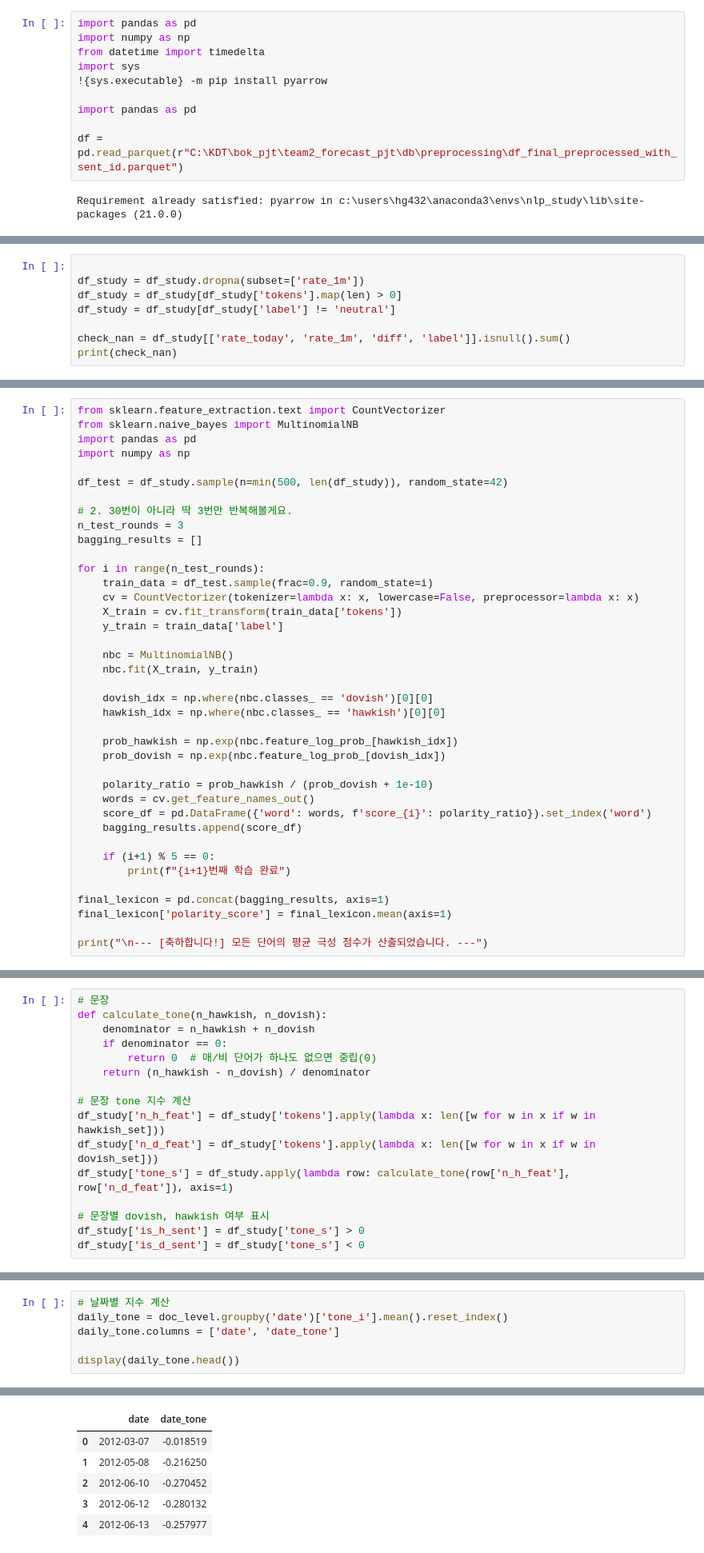
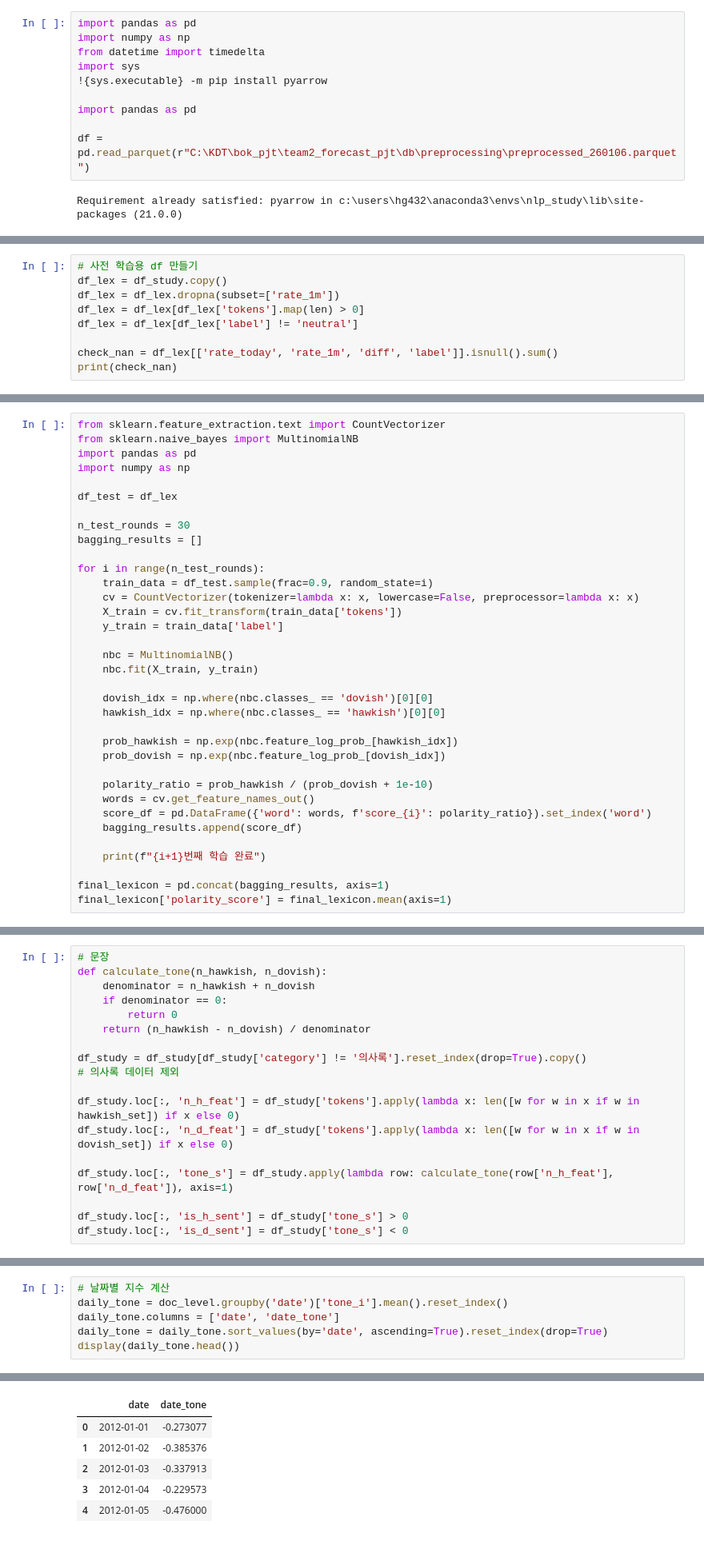
Before and after one commit to kdt-fda/team2_forecast_pjt, a Jupyter notebook: labeling/labeling.ipynb, the cells around one changed output, grey strips where cells are left out. Shown at 80% size. Drawn from its saved outputs; the diff is of its cells as text.

```diff
--- a/labeling/labeling.ipynb
+++ b/labeling/labeling.ipynb
@@ -7,7 +7,7 @@ import sys
 
 import pandas as pd
 
-df = pd.read_parquet(r"C:\KDT\bok_pjt\team2_forecast_pjt\db\preprocessing\df_final_preprocessed_with_sent_id.parquet")
+df = pd.read_parquet(r"C:\KDT\bok_pjt\team2_forecast_pjt\db\preprocessing\preprocessed_260106.parquet")
 # %% [output]
 Requirement already satisfied: pyarrow in c:\users\hg432\anaconda3\envs\nlp_study\lib\site-packages (21.0.0)
 # %%
@@ -140,10 +134,11 @@ for label in label_counts.index:
 # %%
+# 사전 학습용 df 만들기
+df_lex = df_study.copy()
+df_lex = df_lex.dropna(subset=['rate_1m'])
+df_lex = df_lex[df_lex['tokens'].map(len) > 0]
+df_lex = df_lex[df_lex['label'] != 'neutral']
 
-df_study = df_study.dropna(subset=['rate_1m'])
-df_study = df_study[df_study['tokens'].map(len) > 0]
-df_study = df_study[df_study['label'] != 'neutral']
-
-check_nan = df_study[['rate_today', 'rate_1m', 'diff', 'label']].isnull().sum()
+check_nan = df_lex[['rate_today', 'rate_1m', 'diff', 'label']].isnull().sum()
 print(check_nan)
 # %% [output]
 rate_today    0
@@ -170,10 +165,9 @@ from sklearn.naive_bayes import MultinomialNB
 import pandas as pd
 import numpy as np
 
-df_test = df_study.sample(n=min(500, len(df_study)), random_state=42)
+df_test = df_lex
 
-# 2. 30번이 아니라 딱 3번만 반복해볼게요.
-n_test_rounds = 3
+n_test_rounds = 30
 bagging_results = []
 
 for i in range(n_test_rounds):
@@ -196,11 +190,8 @@ for i in range(n_test_rounds):
     score_df = pd.DataFrame({'word': words, f'score_{i}': polarity_ratio}).set_index('word')
     bagging_results.append(score_df)
 
-    if (i+1) % 5 == 0:
-        print(f"{i+1}번째 학습 완료")
+    print(f"{i+1}번째 학습 완료")
 
 final_lexicon = pd.concat(bagging_results, axis=1)
 final_lexicon['polarity_score'] = final_lexicon.mean(axis=1)
-
-print("\n--- [축하합니다!] 모든 단어의 평균 극성 점수가 산출되었습니다. ---")
 # %% [output]
@@ -240,17 +241,19 @@ dovish 단어: 609개 발견
 def calculate_tone(n_hawkish, n_dovish):
     denominator = n_hawkish + n_dovish
     if denominator == 0:
-        return 0  # 매/비 단어가 하나도 없으면 중립(0)
+        return 0
     return (n_hawkish - n_dovish) / denominator
 
-# 문장 tone 지수 계산
-df_study['n_h_feat'] = df_study['tokens'].apply(lambda x: len([w for w in x if w in hawkish_set]))
-df_study['n_d_feat'] = df_study['tokens'].apply(lambda x: len([w for w in x if w in dovish_set]))
-df_study['tone_s'] = df_study.apply(lambda row: calculate_tone(row['n_h_feat'], row['n_d_feat']), axis=1)
+df_study = df_study[df_study['category'] != '의사록'].reset_index(drop=True).copy()
+# 의사록 데이터 제외
 
-# 문장별 dovish, hawkish 여부 표시
-df_study['is_h_sent'] = df_study['tone_s'] > 0
-df_study['is_d_sent'] = df_study['tone_s'] < 0
+df_study.loc[:, 'n_h_feat'] = df_study['tokens'].apply(lambda x: len([w for w in x if w in hawkish_set]) if x else 0)
+df_study.loc[:, 'n_d_feat'] = df_study['tokens'].apply(lambda x: len([w for w in x if w in dovish_set]) if x else 0)
+
+df_study.loc[:, 'tone_s'] = df_study.apply(lambda row: calculate_tone(row['n_h_feat'], row['n_d_feat']), axis=1)
+
+df_study.loc[:, 'is_h_sent'] = df_study['tone_s'] > 0
+df_study.loc[:, 'is_d_sent'] = df_study['tone_s'] < 0
 # %%
 # 문서
 # 문서별로 매파 문장 수와 비둘기파 문장 수 sum
@@ -278,6 +288,6 @@ Name: proportion, dtype: float64
 # 날짜별 지수 계산
 daily_tone = doc_level.groupby('date')['tone_i'].mean().reset_index()
 daily_tone.columns = ['date', 'date_tone']
-
+daily_tone = daily_tone.sort_values(by='date', ascending=True).reset_index(drop=True)
 display(daily_tone.head())
 # %% [output]
@@ -285,8 +294,8 @@ display(daily_tone.head())
 |  | date | date_tone |
-| 0 | 2012-03-07 | -0.018519 |
-| 1 | 2012-05-08 | -0.216250 |
-| 2 | 2012-06-10 | -0.270452 |
-| 3 | 2012-06-12 | -0.280132 |
-| 4 | 2012-06-13 | -0.257977 |
+| 0 | 2012-01-01 | -0.273077 |
+| 1 | 2012-01-02 | -0.385376 |
+| 2 | 2012-01-03 | -0.337913 |
+| 3 | 2012-01-04 | -0.229573 |
+| 4 | 2012-01-05 | -0.476000 |
 # %%
 daily_tone.to_csv('daily_tone.csv', index=False, encoding='utf-8-sig')
```
Also changed, not shown: parts of 15 cells of this notebook, 2 other files.
